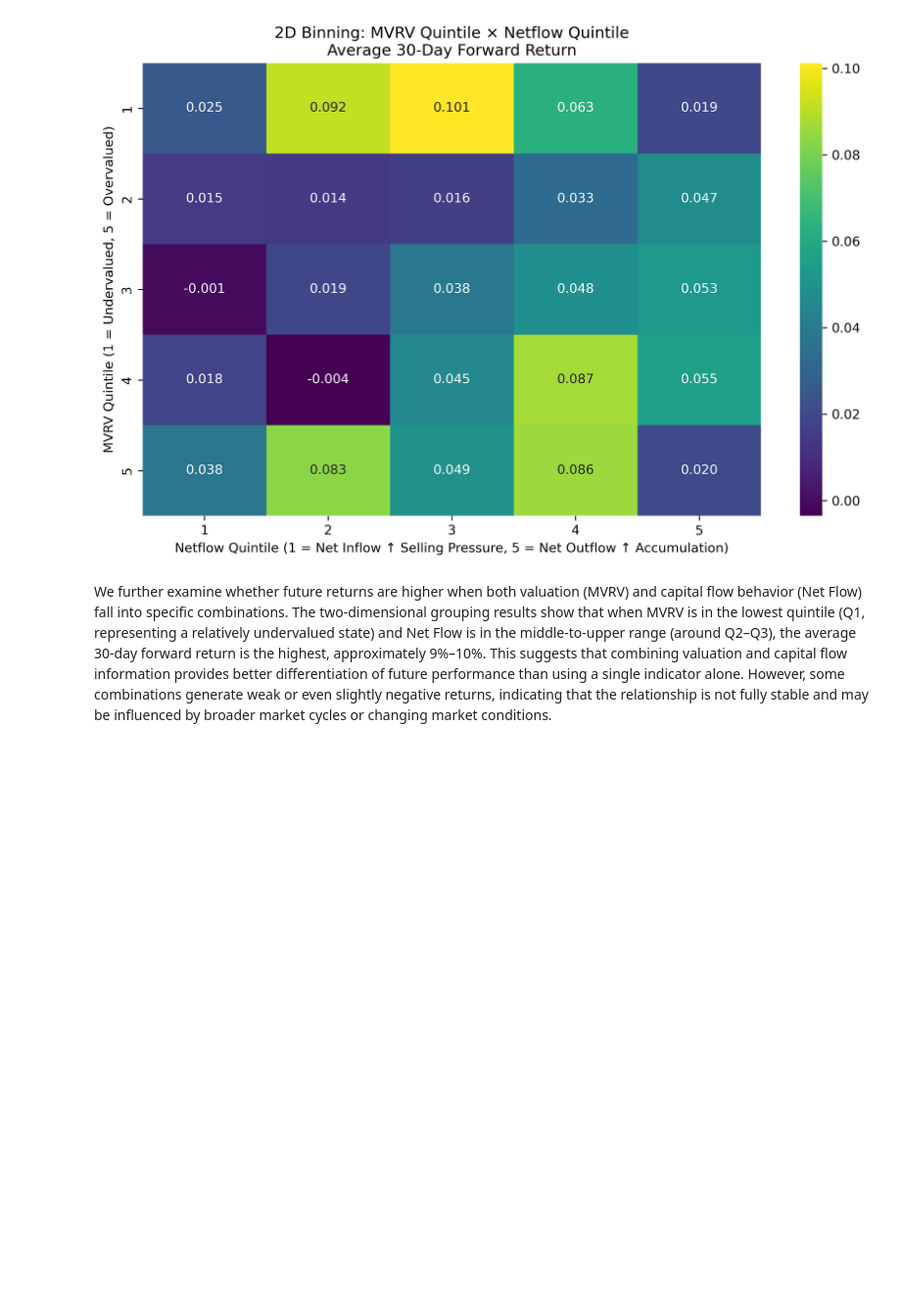
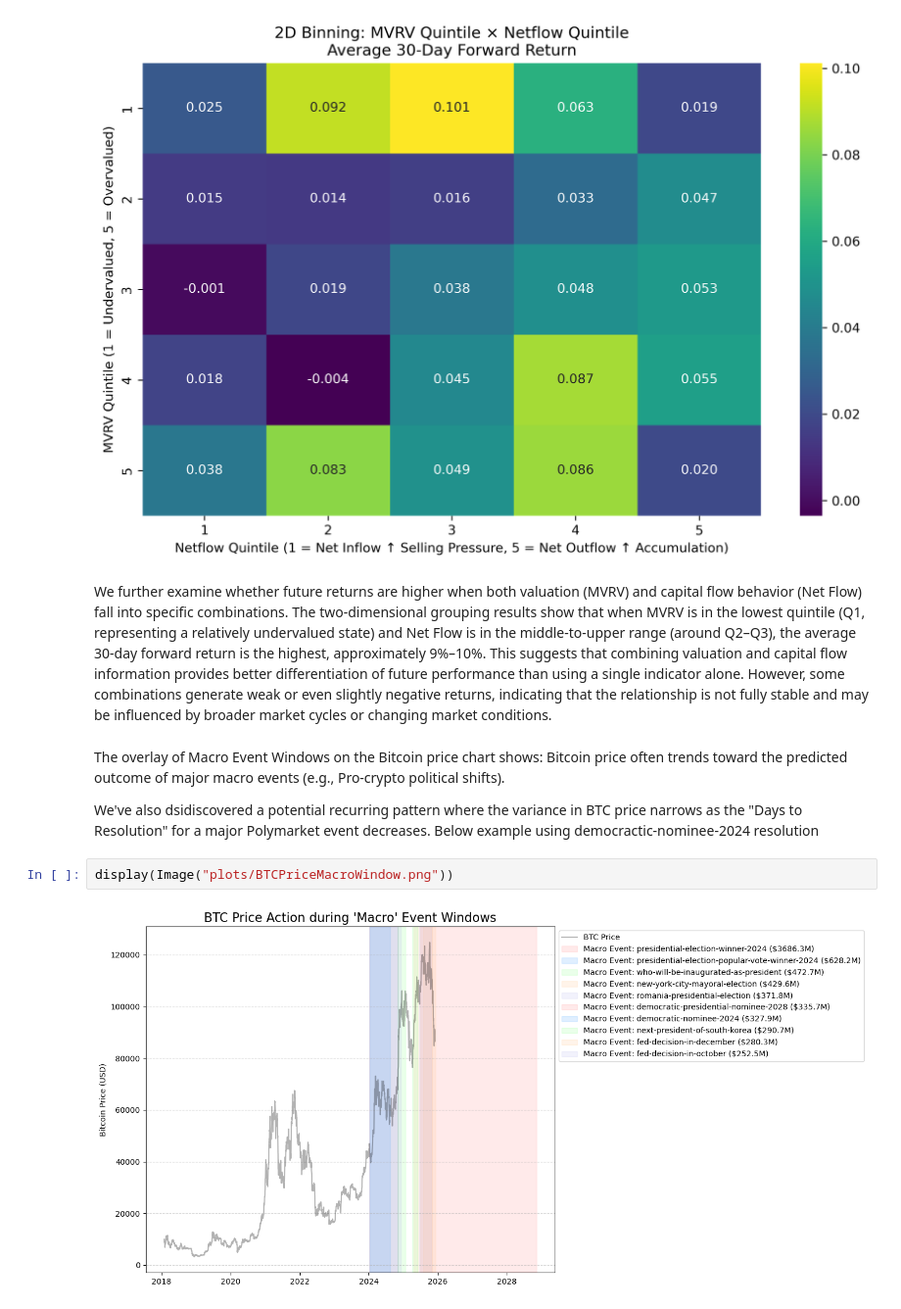
Before and after one commit to shuangvely/bitcoin-analytics-capstone-sp26-team08, a Jupyter notebook: eda/EDA_Executive.ipynb, the cells around one changed output. Shown at 98% size. Saved outputs shown, nothing was run; the diff lists cells and outputs as text; blank space fills up the shorter version.

```diff
--- a/eda/EDA_Executive.ipynb
+++ b/eda/EDA_Executive.ipynb
@@ -105,3 +124,11 @@ display(Image("plots/2D Binning: MVRV Quintile × Netflow Quintile\nAverage 30-D
 [figure]
 # %% [markdown]
 We further examine whether future returns are higher when both valuation (MVRV) and capital flow behavior (Net Flow) fall into specific combinations. The two-dimensional grouping results show that when MVRV is in the lowest quintile (Q1, representing a relatively undervalued state) and Net Flow is in the middle-to-upper range (around Q2–Q3), the average 30-day forward return is the highest, approximately 9%–10%. This suggests that combining valuation and capital flow information provides better differentiation of future performance than using a single indicator alone. However, some combinations generate weak or even slightly negative returns, indicating that the relationship is not fully stable and may be influenced by broader market cycles or changing market conditions.
+# %% [markdown]
+The overlay of Macro Event Windows on the Bitcoin price chart shows: Bitcoin price often trends  toward the predicted outcome of major macro events (e.g., Pro-crypto political shifts).
+
+We've also dsidiscovered a potential recurring pattern where the variance in BTC price narrows as the "Days to Resolution" for a major Polymarket event decreases. Below example using democractic-nominee-2024 resolution
+# %%
+display(Image("plots/BTCPriceMacroWindow.png"))
+# %% [output]
+[figure, added]
```
Also changed, not shown: parts of 11 cells of this notebook, 2 other files.
